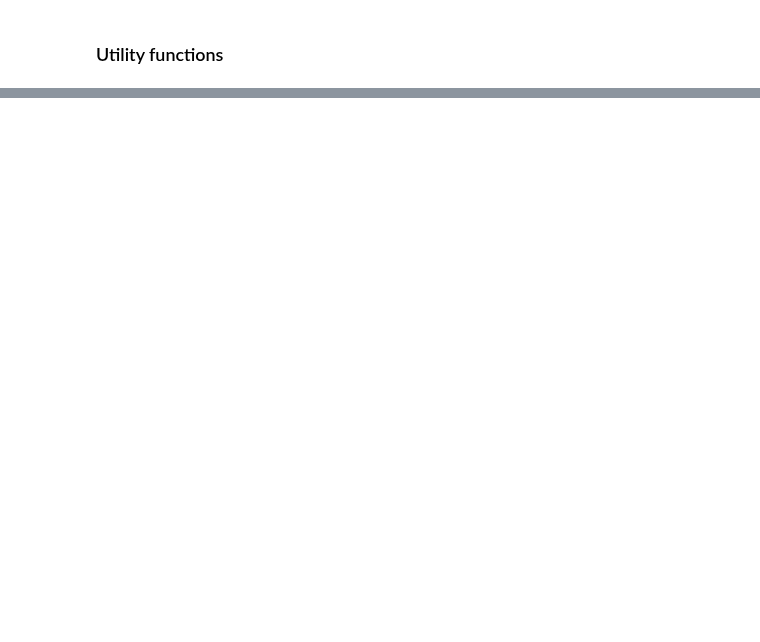
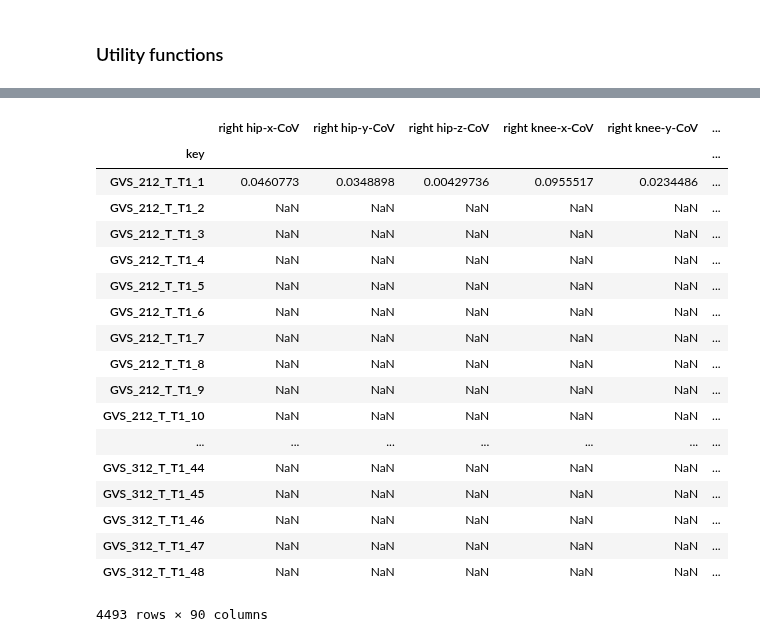
Before and after one commit to kaurrachneet6/Vision-Based-Gait-Analysis-Framework-for-Predicting-Multiple-Sclerosis, a Jupyter notebook: Machine Learning/TaskGeneralizeWtoWT_MLtraditional.ipynb, the cells around one changed output, grey strips where cells are left out. Drawn from its saved outputs; the diff is of its cells as text; code cells hidden in the pictures; blank space fills up the shorter version.

```diff
--- a/Machine Learning/TaskGeneralizeWtoWT_MLtraditional.ipynb
+++ b/Machine Learning/TaskGeneralizeWtoWT_MLtraditional.ipynb
@@ -27,2 +71,40 @@ cameras = ['\\feet\\', '\\lower_body\\']
+# %%
+#Making the summary statistics dataframe
+#It will have all columns same as labels.csv and 90 extra columns for 36 CoV, 36 range and 18 asymmetry features
+#We can then use summary statistics dataframe for all frameworks with the traditional algorithms
+
+keys = labels['key'] #Using the key representing the video and stride as the unique identifier
+markers = ['hip', 'knee', 'ankle', 'heel', 'toe 1', 'toe 2']
+order = ['right hip', 'right knee', 'right ankle', 'left hip', 'left knee', 'left ankle', 'left toe 1', 'left toe 2', \
+         'left heel', 'right toe 1', 'right toe 2', 'right heel']
+coordinates = [o + '-'+ y for o in order for y in ['x', 'y', 'z']]
+coordinates_asymmetry = [m + '-' + y for m in markers for y in ['x', 'y', 'z']] #Defining the column names for the asymmetry
+right_side_markers = ['right ' + c_a for c_a in coordinates_asymmetry] #Defining the right side markers
+left_side_markers = ['left ' + c_a for c_a in coordinates_asymmetry] #Defining the left side markers
+#Columns for the summary features dataframe
+feature_cols = [c + '-'+ y for y in ['CoV', 'range']  for c in coordinates] + [c_a + '-asymmetry' for c_a in coordinates_asymmetry]
+#Summary feature dataframe with index as keys and columns as 90 summary statistics (36 CoV, 36 range and 18 asymmetry)
+features_dataframe = pd.DataFrame(columns = feature_cols, index = keys)
+
+for key in keys: #Using the key as the unique identifier to loop through each stride in the dataset
+    stride = pd.read_csv(data_path+key+'.csv', index_col = 0)
+#     display(stride.head())
+    stride_cov = stride.std()/stride.mean() #Computing the stride's coefficient of variation across all 36 features
+    stride_range = stride.max()-stride.min() #Stride's range across all 36 features
+    #Stride's asymmetry across left and right side for 18 features
+    asymmetry_values = [np.abs(stride_range[x] - stride_range[y]) for x, y in zip(right_side_markers, left_side_markers)]
+    #All the 90 summary statistics as a list
+    summary_stats = list(stride_cov.values)+list(stride_range.values)+asymmetry_values
+#     print (len(summary_stats), summary_stats)
+    #Assigning the row of the features dataframe with 90 values for summary statistics
+    features_dataframe.loc[key] = summary_stats
+
+#After the features dataframe is ready, concatenating the features with the other information in the labels.csv
+#This data can now be use for all frameworks in traditional algorithms
+#This will have as many rows as strides in our dataset and 99 columns
+#(90 for features and 9 for information relative to the stride)
+traditional_methods_dataframe = pd.concat((labels.set_index('key'), features_dataframe), axis = 1).reset_index()
+#Saving to the .csv file
+traditional_methods_dataframe.to_csv(path+'traditional_methods_dataframe.csv')
 # %% [markdown]
 ### Utility functions
@@ -28,0 +251,22 @@ cameras = ['\\feet\\', '\\lower_body\\']
+# %%
+features_dataframe
+# %% [output]
+|  | right hip-x-CoV | right hip-y-CoV | right hip-z-CoV | right knee-x-CoV | right knee-y-CoV | ... |
+| key |  |  |  |  |  | ... |
+| GVS_212_T_T1_1 | 0.0460773 | 0.0348898 | 0.00429736 | 0.0955517 | 0.0234486 | ... |
+| GVS_212_T_T1_2 | NaN | NaN | NaN | NaN | NaN | ... |
+| GVS_212_T_T1_3 | NaN | NaN | NaN | NaN | NaN | ... |
+| GVS_212_T_T1_4 | NaN | NaN | NaN | NaN | NaN | ... |
+| GVS_212_T_T1_5 | NaN | NaN | NaN | NaN | NaN | ... |
+| GVS_212_T_T1_6 | NaN | NaN | NaN | NaN | NaN | ... |
+| GVS_212_T_T1_7 | NaN | NaN | NaN | NaN | NaN | ... |
+| GVS_212_T_T1_8 | NaN | NaN | NaN | NaN | NaN | ... |
+| GVS_212_T_T1_9 | NaN | NaN | NaN | NaN | NaN | ... |
+| GVS_212_T_T1_10 | NaN | NaN | NaN | NaN | NaN | ... |
+| ... | ... | ... | ... | ... | ... | ... |
+| GVS_312_T_T1_44 | NaN | NaN | NaN | NaN | NaN | ... |
+| GVS_312_T_T1_45 | NaN | NaN | NaN | NaN | NaN | ... |
+| GVS_312_T_T1_46 | NaN | NaN | NaN | NaN | NaN | ... |
+| GVS_312_T_T1_47 | NaN | NaN | NaN | NaN | NaN | ... |
+| GVS_312_T_T1_48 | NaN | NaN | NaN | NaN | NaN | ... |
+4493 rows × 90 columns
```
Also changed, not shown: parts of 14 cells of this notebook.
